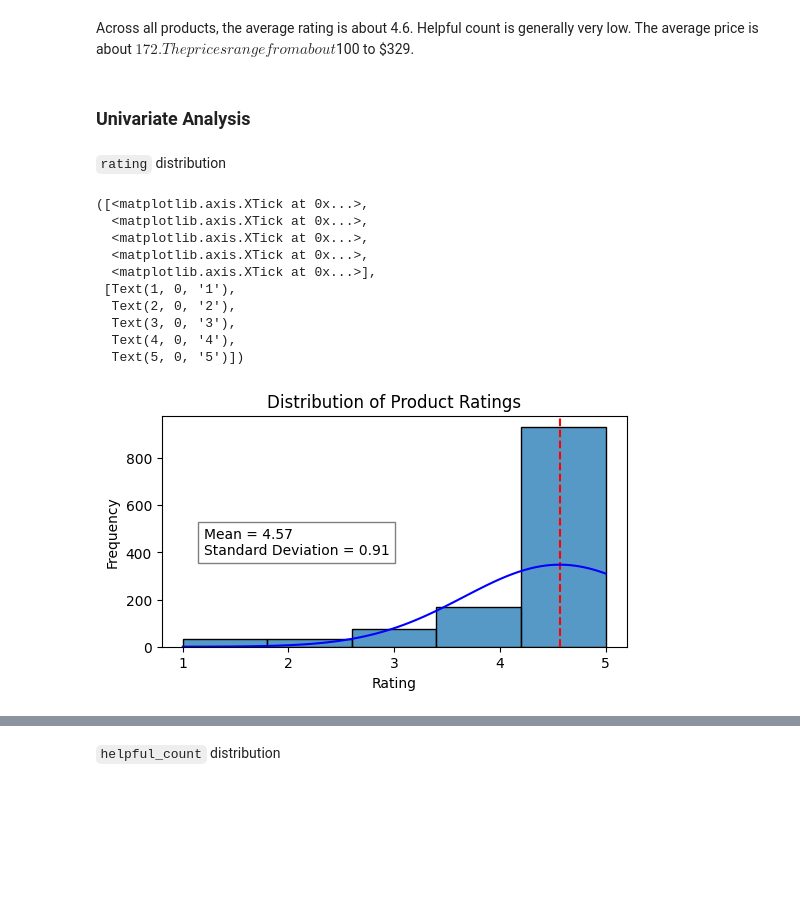
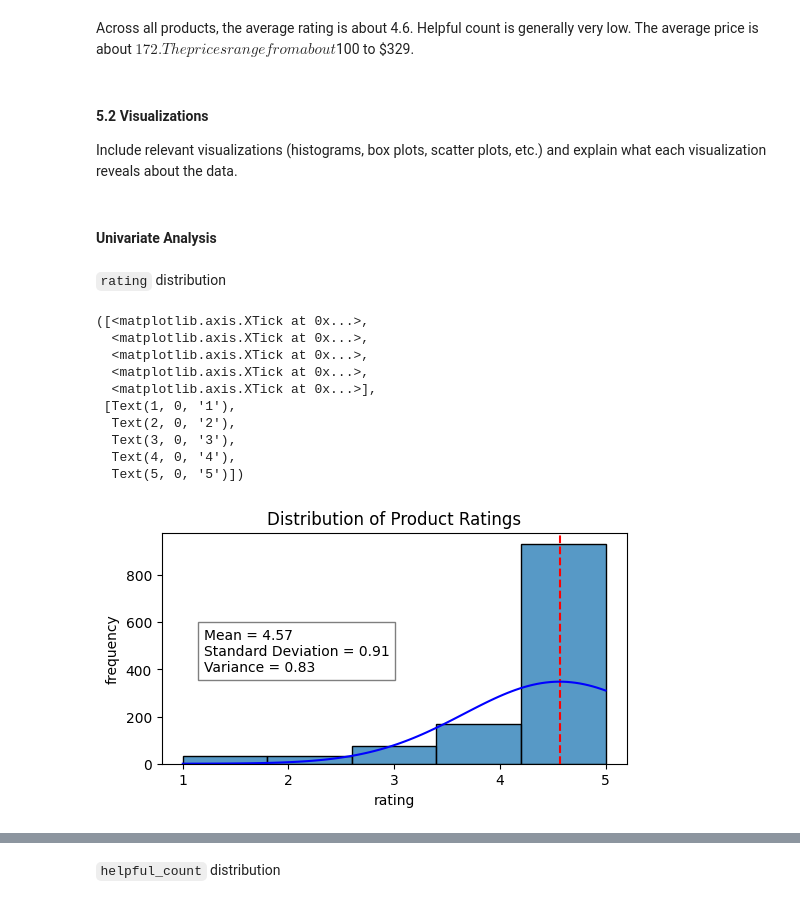
Before and after one commit to chi-nzerem/capstone-beats, a Jupyter notebook: capstone.ipynb, the cells around one changed output, grey strips where cells are left out. Saved outputs shown, nothing was run; the diff lists cells and outputs as text; code cells hidden in the pictures; blank space fills up the shorter version.

```diff
--- a/capstone.ipynb
+++ b/capstone.ipynb
@@ -534,8 +587,11 @@ Mode: 5
 Variance: 0.8256775627108626
 # %% [markdown]
 Across all products, the average rating is about 4.6. Helpful count is generally very low. The average price is about $172. The prices range from about $100 to $329.
+# %% [markdown]
+#### 5.2 Visualizations
+Include relevant visualizations (histograms, box plots, scatter plots, etc.) and explain what each visualization reveals about the data.
 # %% [markdown]
-### Univariate Analysis
+#### Univariate Analysis
 # %% [markdown]
 `rating` distribution
 # %%
@@ -544,36 +600,36 @@ mean = np.mean(df2['rating'])
 std_dev = np.std(df2['rating'])
 
 # Set a range of values for the normal distribution
 x_values = np.linspace(df2['rating'].min(), df2['rating'].max(), 100)
 normal_dist = norm.pdf(x_values, mean, std_dev)  #normal distribution curve
 
 # Plot the histogram
 plt.figure(figsize=(6,3))
 sns.histplot(data=df2, x='rating', stat='frequency', bins=5) #plot histogram
 plt.axvline(x=np.mean(df2['rating']), c='red', ls='--', label='mean') #draw line for mean
 
 # Draw the normal distribution curve
 plt.plot(x_values, normal_dist * len(df2['rating']) * (df2['rating'].max() - df2['rating'].min()) / 5, color='blue')
 
 # Add text to show mean and standard deviation on the plot
 plt.text(df2['rating'].min() + 0.2, max(normal_dist * len(df2['rating'])) * 0.9,
-         f'Mean = {mean:.2f}\nStandard Deviation = {std_dev:.2f}',
+         f'Mean = {mean:.2f}\nStandard Deviation = {std_dev:.2f}\nVariance = {variance:.2f}',
          color='black', fontsize=10, bbox=dict(facecolor='white', alpha=0.5))
 
 plt.title("Distribution of Product Ratings")
-plt.xlabel("Rating")
-plt.ylabel("Frequency")
-plt.xticks([1, 2, 3, 4, 5])
+plt.xlabel("rating")
+plt.ylabel("frequency")
+plt.xticks([1,2,3,4,5])
 # %% [output]
 ([<matplotlib.axis.XTick at 0x...>,
   <matplotlib.axis.XTick at 0x...>,
   <matplotlib.axis.XTick at 0x...>,
   <matplotlib.axis.XTick at 0x...>,
   <matplotlib.axis.XTick at 0x...>],
  [Text(1, 0, '1'),
   Text(2, 0, '2'),
   Text(3, 0, '3'),
   Text(4, 0, '4'),
   Text(5, 0, '5')])
-[figure, old version]
+[figure, new version]
 # %% [markdown]
```
Also changed, not shown: parts of 43 cells of this notebook.
